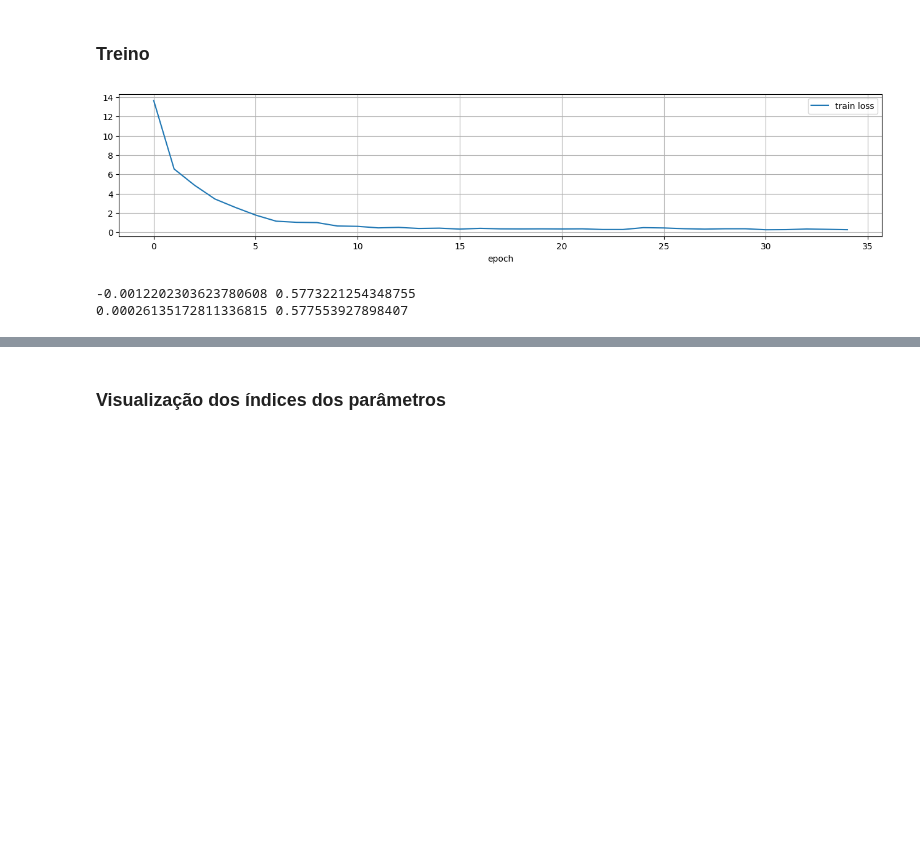
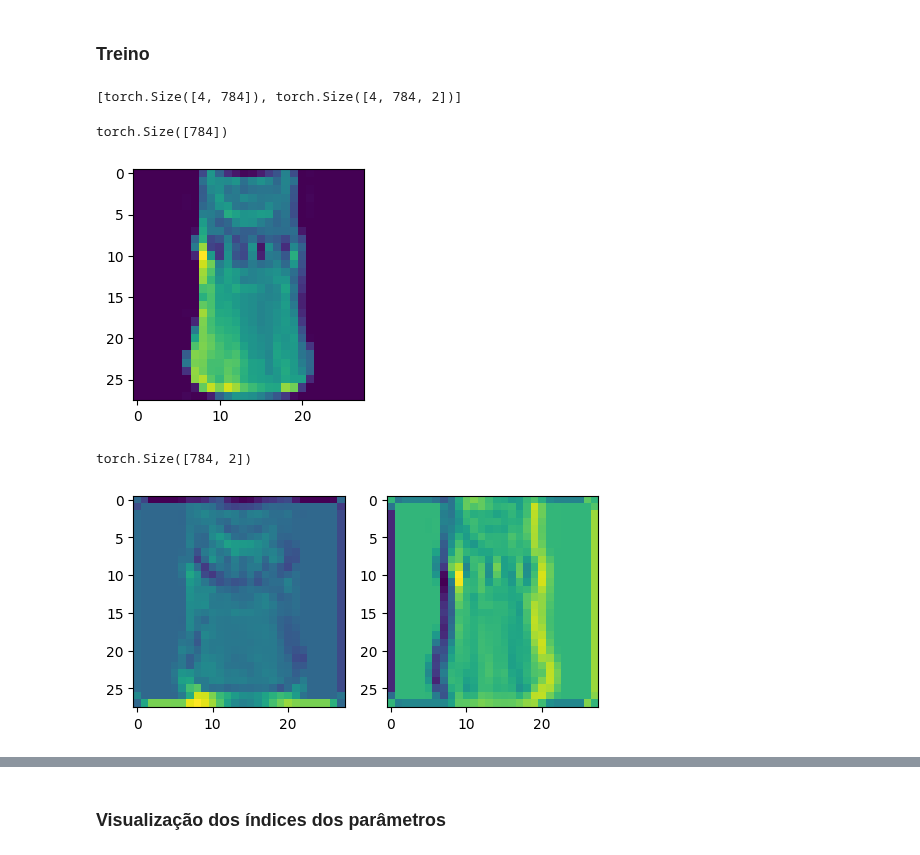
Before and after one commit to Ronnypetson/titanic, a Jupyter notebook: MNIST_Maromba.ipynb, the cells around one changed output, grey strips where cells are left out. Saved outputs shown, nothing was run; the diff lists cells and outputs as text; code cells hidden in the pictures; blank space fills up the shorter version.

```diff
--- a/MNIST_Maromba.ipynb
+++ b/MNIST_Maromba.ipynb
@@ -815,7 +844,7 @@ def idxhood(xidx, ws, stride):
   neigh = NearestNeighbors(n_neighbors=nneigh)
   neigh.fit(xidx)
   # select indices of k nearest neighbors of the vectors in the input list
-  all_hoods = neigh.kneighbors(xidx, return_distance=False).reshape(-1)
+  all_hoods = neigh.kneighbors(xidx[::stride], return_distance=False).reshape(-1)
   all_hoods = torch.from_numpy(all_hoods).long()
   return all_hoods
 
@@ -1030,8 +1059,8 @@ class MModule2(nn.Module):
     assert n_sets > 0
     ### Under experimentation
     n = x.data.shape[0]
-    filter_whs = [(3, 3, 1), (3, 3, 2), (3, 3, 2)]
-    strides = [1, 1, 1]
+    filter_whs = [(3, 3, 1), (3, 3, 2)]
+    strides = [2, 2]
     stride = strides[0]
     filter_volume = np.prod(filter_whs[0])
     self.all_pools = [x[:4]]
@@ -1083,10 +1112,9 @@ class MModule2(nn.Module):
       nxt_step = (step + 1) % n_sets
       next_wr = wr + self.sets[nxt_step] * self.samples[nxt_step]
       wl, wr = wr, next_wr
-    # Pdb().set_trace()
-    # if self._prev_idx is not None:
-    #   print((self._prev_idx - self.all_pools[-1][0].idx).mean())
-    # self._prev_idx = self.all_pools[-1][0].idx
+      # param_stride = (wl + wr) // 2 # wr
+      # next_wr = param_stride + self.sets[nxt_step] * self.samples[nxt_step]
+      # wl, wr = param_stride, next_wr
     return pool
 # %% [markdown]
 ### Função de Custo
@@ -1217,15 +1245,15 @@ def prepare_input(x, y, device="cpu"):
 # %% [markdown]
 ### Treino
 # %%
-hidden_dim = 6272
-start_mode = True
+hidden_dim = 784
+start_mode = False
 valid_mode = False
 # TODO: Visualize conv layer output
 samples = [
     # in_ch * h * w,
     1 * 3 * 3,
     2 * 3 * 3,
-    2 * 3 * 3,
+    # 2 * 3 * 3,
     # 4 * 8 * 3 * 3,
     hidden_dim,
 ]
@@ -1233,10 +1261,11 @@ sets = [
     # out_ch
     2,
     2,
-    2,
+    # 2,
     # 1,
     num_classes
 ]
+conv_params = int(np.array(samples[:-1]).dot(np.array(sets[:-1])))
 n_params = int(np.array(samples).dot(np.array(sets)))
 
 # torch.cuda.empty_cache()
@@ -1252,6 +1281,7 @@ if start_mode:
       probe_dim=hidden_dim,
   )
   optimizer = Adam(model.parameters(), lr=1e-3) # 1e-2
+  widx0 = model.W_idx[:, :conv_params].clone().detach()
 
 train_log = {
     "train loss": [],
@@ -1266,8 +1296,8 @@ epoch_len = 60
 
 for epoch in range(num_epochs):
   ###
-  print(model.W.mean().item(), model.W.std().item())
-  print(model.W_idx.mean().item(), model.W_idx.std().item())
+  widx_diff = (model.W_idx[:, :conv_params] - widx0)
+  print(widx_diff.abs().mean().item(), widx_diff.min().item(), widx_diff.max().item())
   ###
   model.train()
   train_iter = iter(train_data_loader)
@@ -1314,7 +1344,3 @@ for epoch in range(num_epochs):
     .plot(figsize=(16, 3), grid=True)
   )
   plt.show()
-# %% [output]
-[figure, removed]
--0.0012202303623780608 0.5773221254348755
-0.00026135172811336815 0.577553927898407
@@ -1333,32 +1363,39 @@ imgs = [img.data.cpu().detach() for img in model.all_pools]
 idxs = [img.idx.cpu().detach() for img in model.all_pools]
 # %%
 [img.shape for img in imgs]
+# %% [output]
+[torch.Size([4, 784]), torch.Size([4, 784, 2])]
 # %%
 shapes = [
     (img_dim, img_dim, 1),
     ((img_dim - 0) // 1, (img_dim - 0) // 1, 2),
-    ((img_dim - 0) // 1, (img_dim - 0) // 1, 4),
-    ((img_dim - 0) // 1, (img_dim - 0) // 1, 8),
+    # ((img_dim - 0) // 1, (img_dim - 0) // 1, 4),
+    # ((img_dim - 0) // 1, (img_dim - 0) // 1, 8),
     # (((img_dim - 2) // 2 - 2) // 1, ((img_dim - 2) // 2 - 2) // 1, 4),
     # (((img_dim - 4) // 1 - 4) // 2, ((img_dim - 4) // 1 - 4) // 2, 8),
     # ((img_dim - 4) // 2 - 2, (img_dim - 4) // 2 - 2, 4),
     # ((img_dim - 4) // 2 - 4, (img_dim - 4) // 2 - 4, 8),
 ]
 # display.clear_output(wait=True)
 plt.close()
 for idx, img in enumerate(imgs[:len(shapes)]):
   img = img[0]
   print(img.shape)
   img = img.reshape(*shapes[idx])
   rows, cols = 1, shapes[idx][2]
   fig, ax = plt.subplots(rows, cols, figsize=(min(18, 3 * cols), 3))
   for ch in range(cols):
     img_ = img[:, :, ch].numpy()
     if cols > 1:
       ax[ch].imshow(img_)
     else:
       ax.imshow(img_)
   plt.show()
+# %% [output]
+torch.Size([784])
+[figure, added]
+torch.Size([784, 2])
+[figure, added]
 # %%
 import plotly.graph_objects as go
 from plotly.subplots import make_subplots
```
Also changed, not shown: parts of 3 cells of this notebook.
